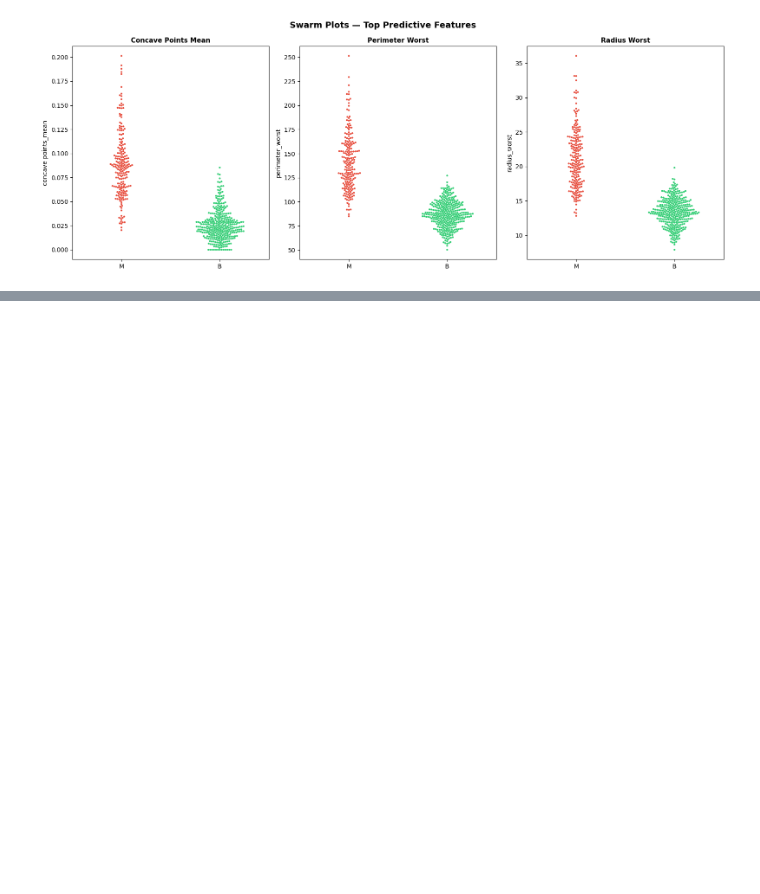
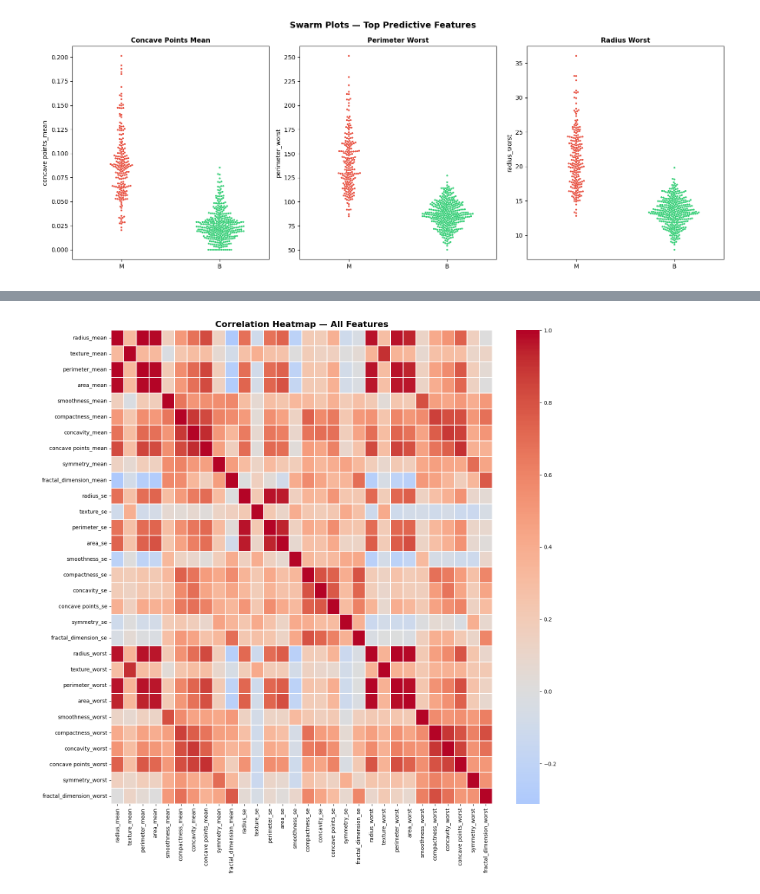
Before and after one commit to john-nio/eda-project, a Jupyter notebook: breast_cancer/breast_cancer.ipynb, the cells around one changed output, grey strips where cells are left out. Saved outputs shown, nothing was run; the diff lists cells and outputs as text; code cells hidden in the pictures; blank space fills up the shorter version.

Commit message:
Adding 3 more charts

```diff
--- a/breast_cancer/breast_cancer.ipynb
+++ b/breast_cancer/breast_cancer.ipynb
@@ -472,0 +477,11 @@ Passing `palette` without assigning `hue` is deprecated and will be removed in v
+# %%
+fig, ax = plt.subplots(figsize=(16,16))
+
+correlation = df.drop(columns=['diagnosis','diagnosis_encoded']).corr()
+
+sns.heatmap(correlation, annot=False,center=0, linewidths= 0.1, cmap='coolwarm', ax=ax)
+ax.set_title('Correlation Heatmap — All Features', fontsize=16, fontweight='bold')
+
+plt.show()
+# %% [output]
+[figure, added]
```
Also changed, not shown: parts of 5 cells of this notebook, 3 other files.
